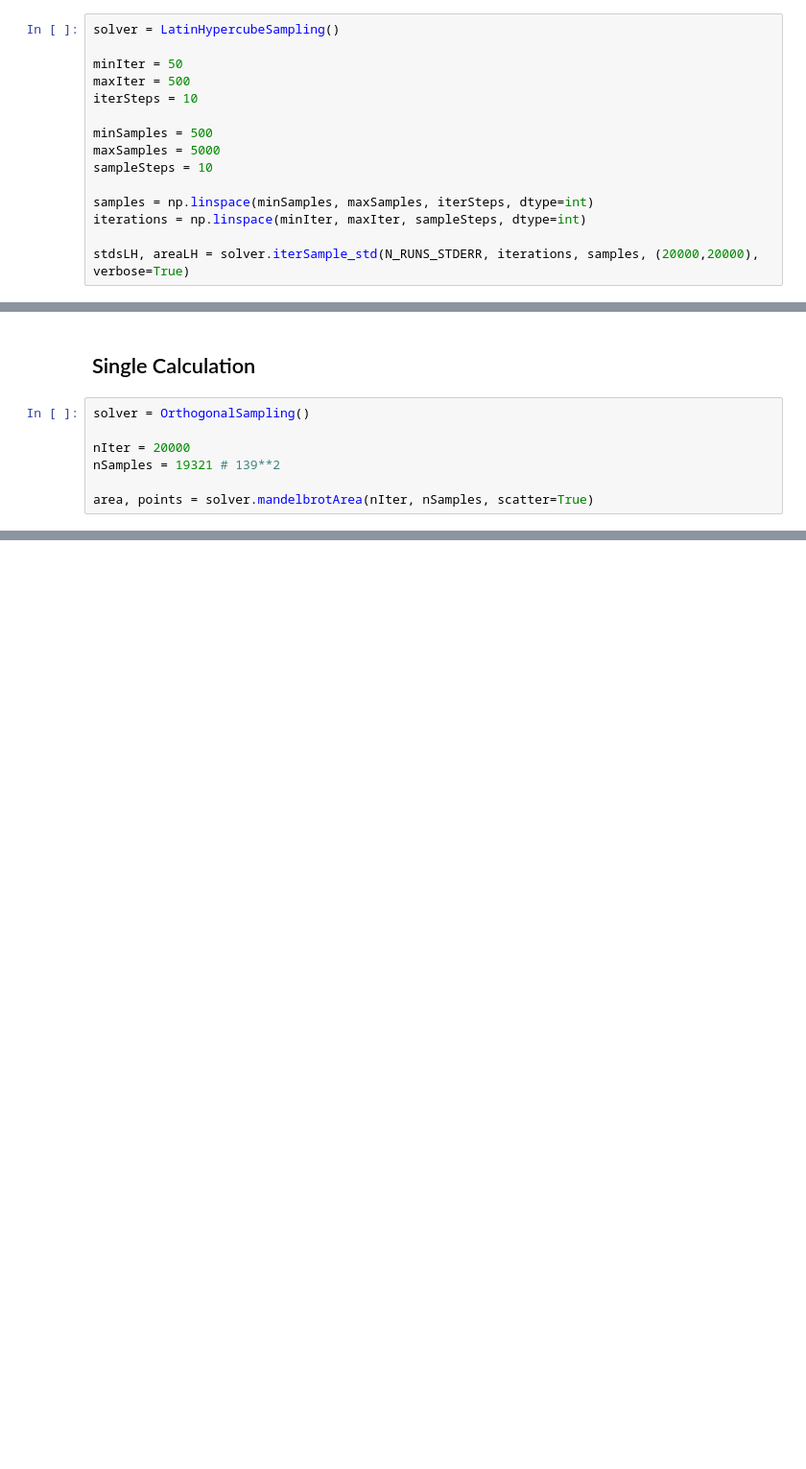
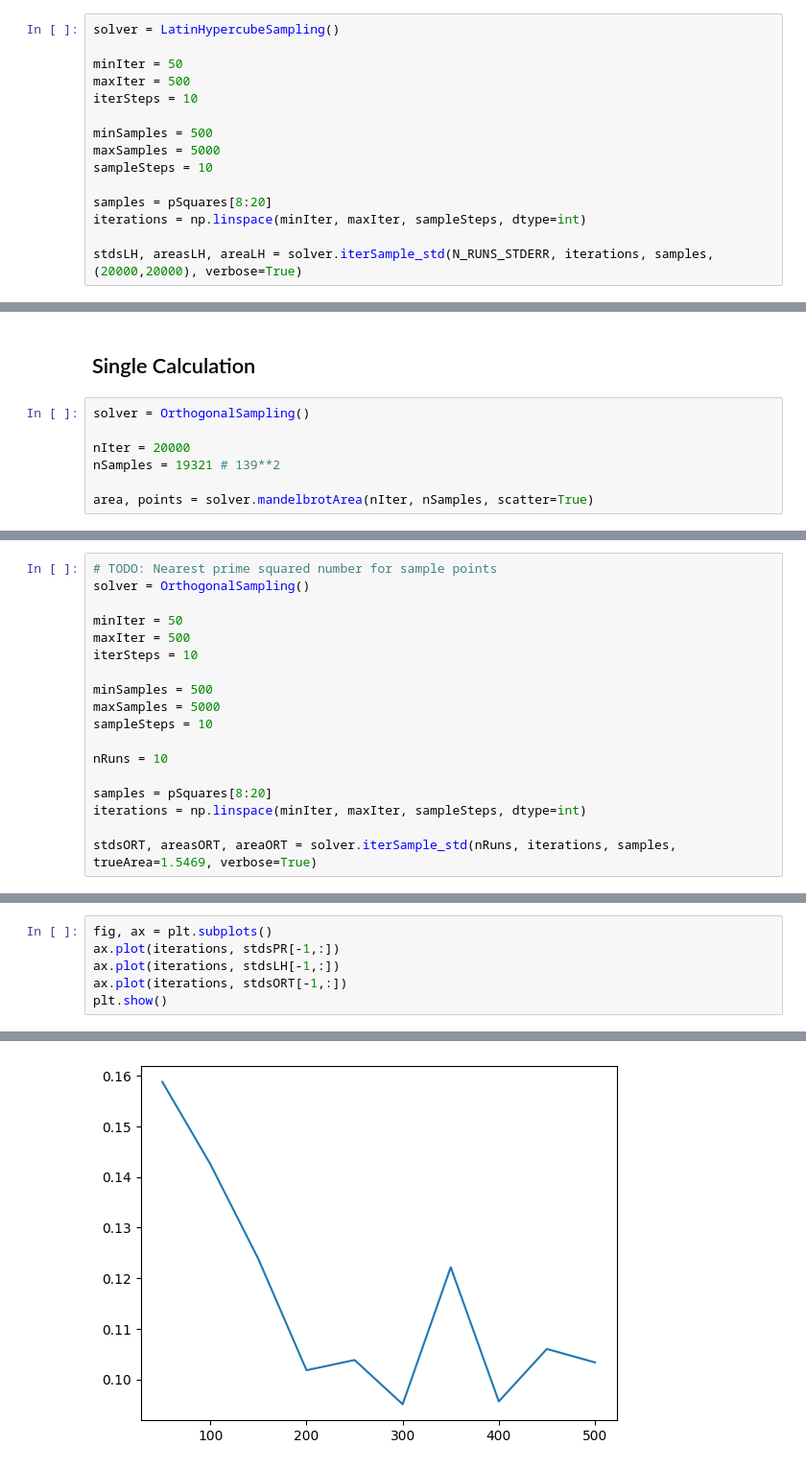
Before and after one commit to Kattelijn/Stochastic-Simulation, a Jupyter notebook: mandelbrot_MC_testPlots.ipynb, the cells around one changed output, grey strips where cells are left out. Shown at 96% size. Saved outputs shown, nothing was run; the diff lists cells and outputs as text; blank space fills up the shorter version.

```diff
--- a/mandelbrot_MC_testPlots.ipynb
+++ b/mandelbrot_MC_testPlots.ipynb
@@ -143,7 +106,7 @@ minSamples = 500
 maxSamples = 5000
 sampleSteps = 10
 
-samples = np.linspace(minSamples, maxSamples, iterSteps, dtype=int)
+samples = pSquares[8:20]
 iterations = np.linspace(minIter, maxIter, sampleSteps, dtype=int)
 
-stdsLH, areaLH = solver.iterSample_std(N_RUNS_STDERR, iterations, samples, (20000,20000), verbose=True)
+stdsLH, areasLH, areaLH = solver.iterSample_std(N_RUNS_STDERR, iterations, samples, (20000,20000), verbose=True)
@@ -216,0 +147,18 @@ Area=1.554370891775788
+# %%
+# TODO: Nearest prime squared number for sample points
+solver = OrthogonalSampling()
+
+minIter = 50
+maxIter = 500
+iterSteps = 10
+
+minSamples = 500
+maxSamples = 5000
+sampleSteps = 10
+
+nRuns = 10
+
+samples = pSquares[8:20]
+iterations = np.linspace(minIter, maxIter, sampleSteps, dtype=int)
+
+stdsORT, areasORT, areaORT = solver.iterSample_std(nRuns, iterations, samples, trueArea=1.5469, verbose=True)
@@ -216,0 +179,7 @@ Area=1.554370891775788
+# %%
+fig, ax = plt.subplots()
+ax.plot(iterations, stdsPR[-1,:])
+ax.plot(iterations, stdsLH[-1,:])
+ax.plot(iterations, stdsORT[-1,:])
+plt.show()
+# %% [output]
@@ -216,0 +187 @@ Area=1.554370891775788
+[figure, added]
```
Also changed, not shown: parts of 18 cells of this notebook, 2 other files.
